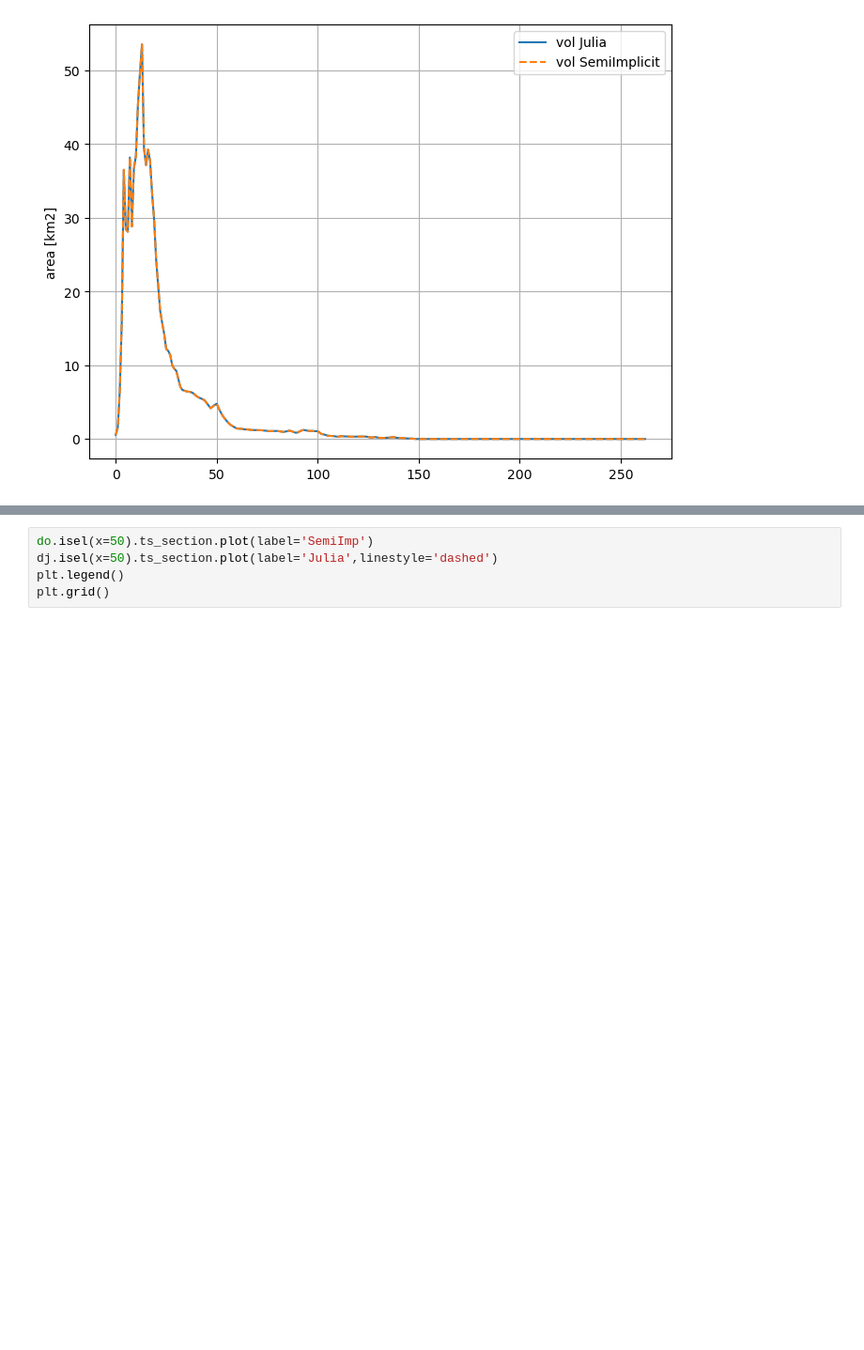
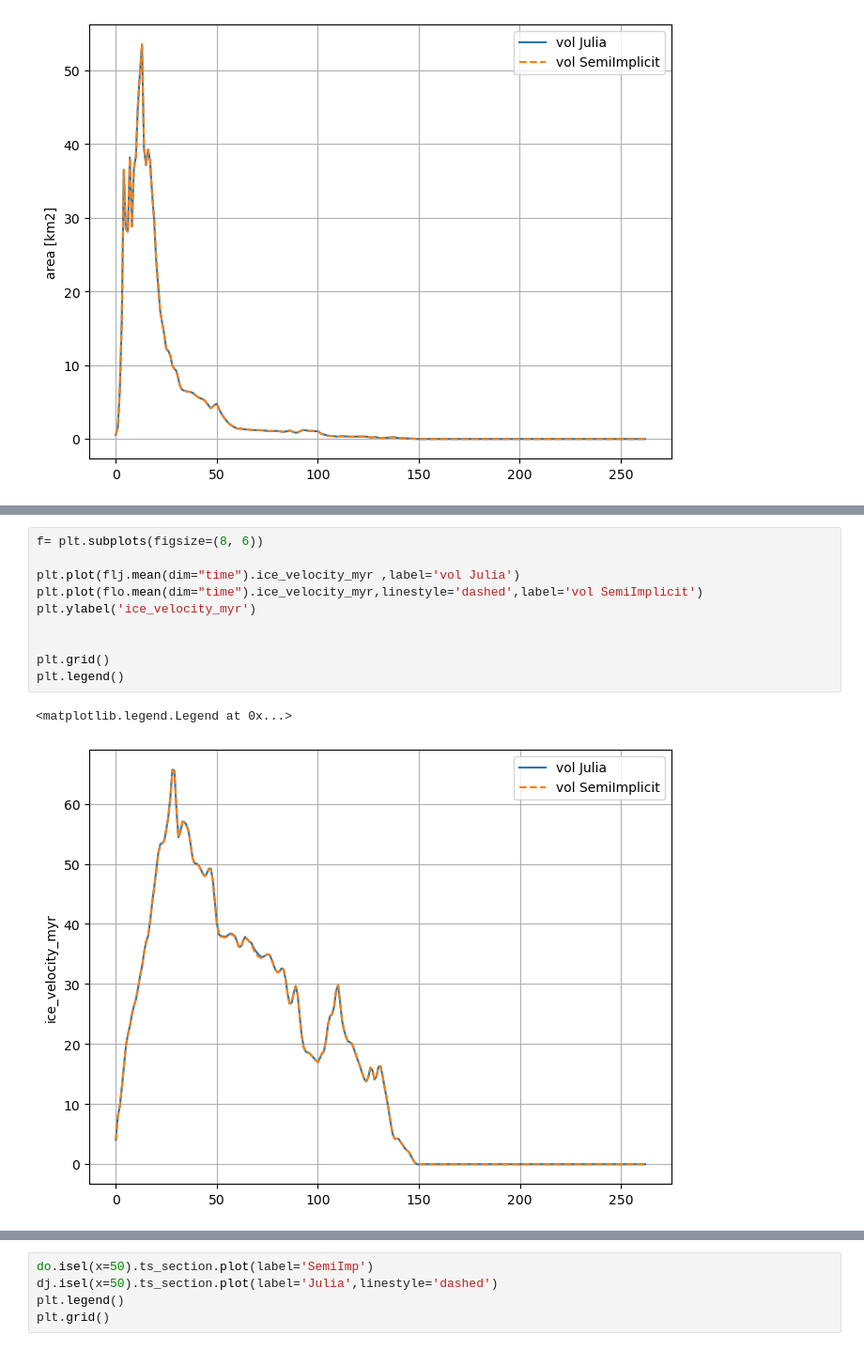
Before and after one commit to ODINN-SciML/iceflow_sandbox, a Jupyter notebook: notebooks/OGGM_integration_test.ipynb, the cells around one changed output, grey strips where cells are left out. Shown at 94% size. Saved outputs shown, nothing was run; the diff lists cells and outputs as text; blank space fills up the shorter version.

```diff
--- a/notebooks/OGGM_integration_test.ipynb
+++ b/notebooks/OGGM_integration_test.ipynb
@@ -419,3 +432,16 @@ plt.legend()
+# %%
+f= plt.subplots(figsize=(8, 6))
+
+plt.plot(flj.mean(dim="time").ice_velocity_myr ,label='vol Julia')
+plt.plot(flo.mean(dim="time").ice_velocity_myr,linestyle='dashed',label='vol SemiImplicit')
+plt.ylabel('ice_velocity_myr')
+
+
+plt.grid()
+plt.legend()
+# %% [output]
+<matplotlib.legend.Legend at 0x...>
+[figure, added]
 # %%
 f= plt.subplots(figsize=(12, 10))
 
```
Also changed, not shown: parts of 37 cells of this notebook, 2 other files.
